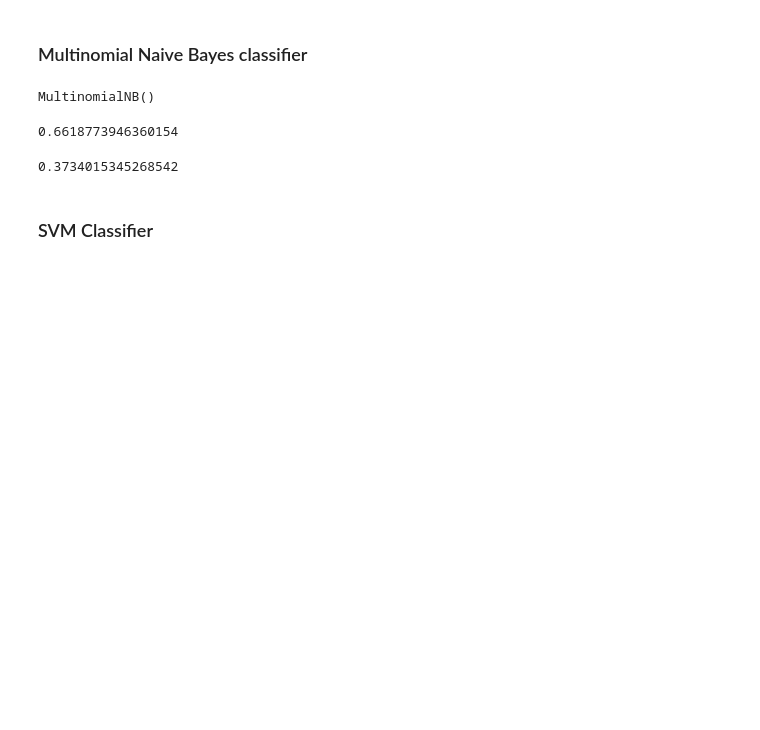
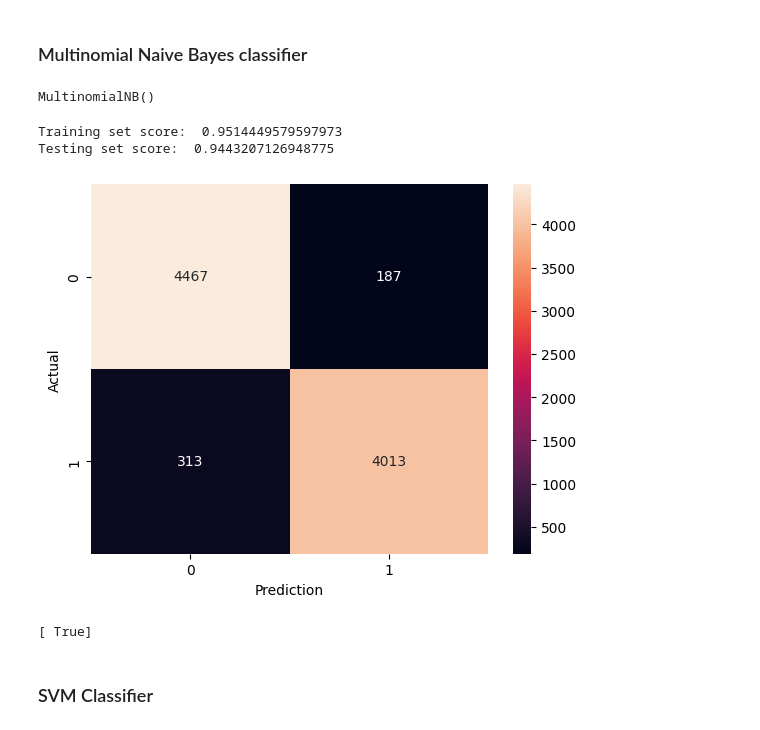
Before and after one commit to veracious4/veracious_backend, a Jupyter notebook: ml_models/nb_svm.ipynb, the cells around one changed output. Saved outputs shown, nothing was run; the diff lists cells and outputs as text; code cells hidden in the pictures; blank space fills up the shorter version.

Commit message:
Updated naive bayes models

```diff
--- a/ml_models/nb_svm.ipynb
+++ b/ml_models/nb_svm.ipynb
@@ -99,0 +142,6 @@ label_dict = data[4]
+# %%
+vectorizer= TfidfVectorizer()
+x_train_news = vectorizer.fit_transform(news_data[0])
+y_train_news = news_data[1]
+x_test_news = vectorizer.transform(news_data[2])
+y_test_news = news_data[3]
@@ -99,0 +159,3 @@ label_dict = data[4]
+# %%
+bernoulli_nb = naive_bayes.BernoulliNB()
+bernoulli_nb.fit(x_train_news, y_train_news)
@@ -101,14 +205,6 @@ label_dict = data[4]
 ### Multinomial Naive Bayes classifier
 # %%
 multinomial_nb = naive_bayes.MultinomialNB()
-multinomial_nb.fit(x_train,  y_train)
+multinomial_nb.fit(x_train_news,  y_train_news)
 # %% [output]
 MultinomialNB()
-# %%
-multinomial_nb.score(x_train, y_train)
-# %% [output]
-0.6618773946360154
-# %%
-multinomial_nb.score(x_test, y_test)
-# %% [output]
-0.3734015345268542
@@ -116,0 +211,14 @@ pickle.dump(multinomial_nb, open("multinomial_nb_classifier", "wb"))
+# %%
+print("Training set score: ", multinomial_nb.score(x_train_news, y_train_news))
+print("Testing set score: ", multinomial_nb.score(x_test_news, y_test_news))
+# %% [output]
+Training set score:  0.9514449579597973
+Testing set score:  0.9443207126948775
+# %%
+y_test_pred_multinomial_nb = multinomial_nb.predict(x_test_news)
+# %%
+ax = sns.heatmap(confusion_matrix(y_test_news,y_test_pred_multinomial_nb), annot=True, fmt="d")
+ax.set(xlabel='Prediction', ylabel='Actual')
+plt.show()
+# %% [output]
+[figure, added]
@@ -117,3 +233,8 @@ pickle.dump(multinomial_nb, open("multinomial_nb_classifier", "wb"))
+# %%
+x_pred_multinomial = multinomial_nb.predict(x_vectorized)
+print(x_pred_multinomial=='1')
+# %% [output]
+[ True]
 # %% [markdown]
 ### SVM Classifier
 # %%
```
Also changed, not shown: parts of 27 cells of this notebook, 3 other files.
